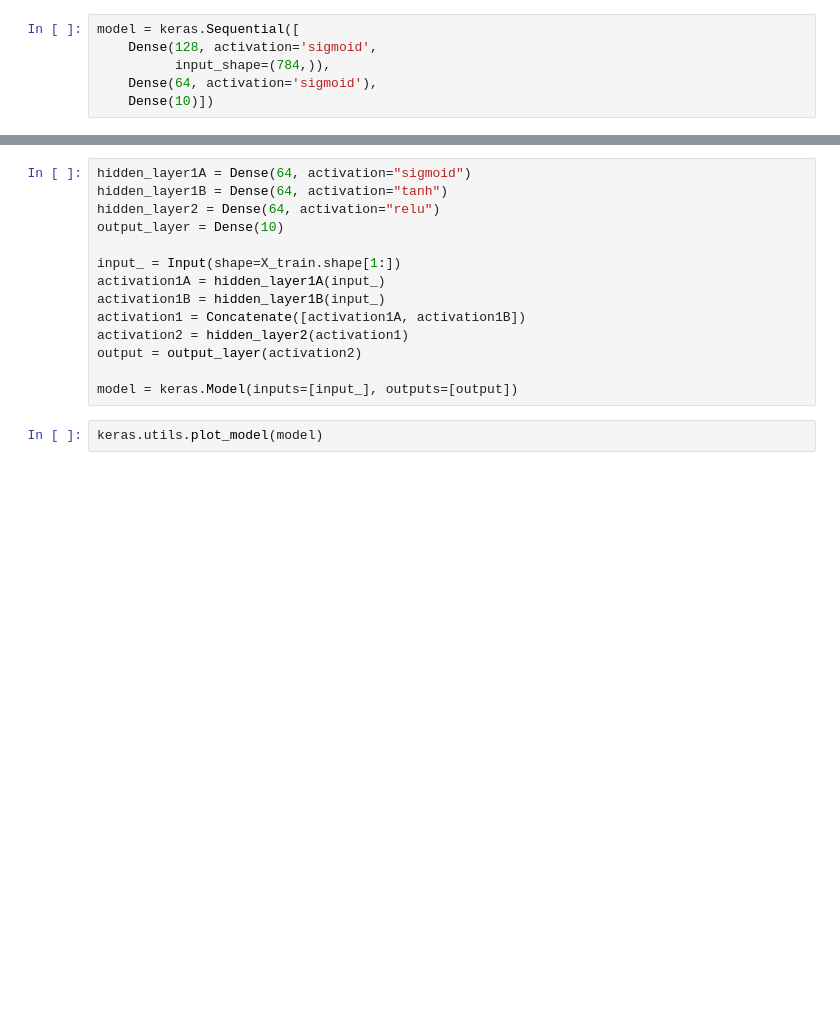
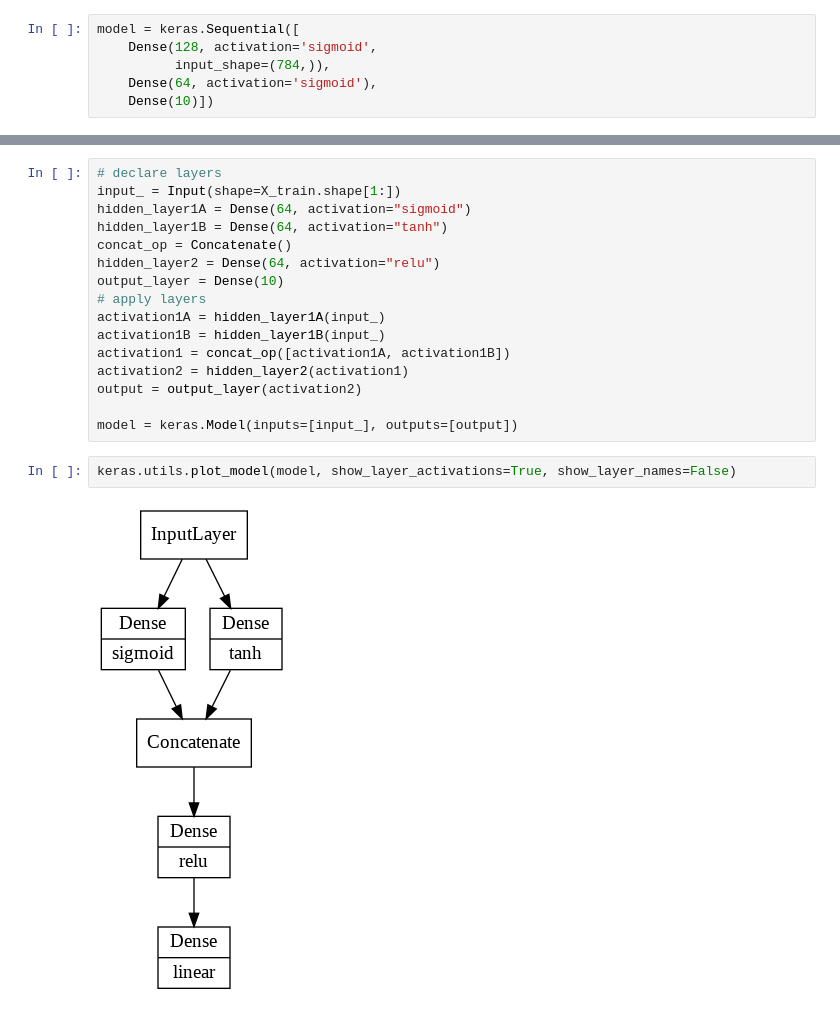
Before and after one commit to thalitadru/ml-class-epf, a Jupyter notebook: ExampleSequentialFunctionalAPIsKeras.ipynb, the cells around one changed output, grey strips where cells are left out. Cells and saved outputs as stored; diff of their text form; blank space fills up the shorter version.

```diff
--- a/ExampleSequentialFunctionalAPIsKeras.ipynb
+++ b/ExampleSequentialFunctionalAPIsKeras.ipynb
@@ -27,19 +48,23 @@ model.predict(X_val)
 # %%
+# declare layers
+input_ = Input(shape=X_train.shape[1:])
 hidden_layer1A = Dense(64, activation="sigmoid")
 hidden_layer1B = Dense(64, activation="tanh")
+concat_op = Concatenate()
 hidden_layer2 = Dense(64, activation="relu")
 output_layer = Dense(10)
-
-input_ = Input(shape=X_train.shape[1:])
+# apply layers
 activation1A = hidden_layer1A(input_)
 activation1B = hidden_layer1B(input_)
-activation1 = Concatenate([activation1A, activation1B])
+activation1 = concat_op([activation1A, activation1B])
 activation2 = hidden_layer2(activation1)
 output = output_layer(activation2)
 
 model = keras.Model(inputs=[input_], outputs=[output])
 # %%
-keras.utils.plot_model(model)
+keras.utils.plot_model(model, show_layer_activations=True, show_layer_names=False)
+# %% [output]
+[figure, added]
 # %%
 model.compile(optimizer='SGD',
     loss="sparse_categorical_crossentropy",
```
Also changed, not shown: parts of 5 cells of this notebook.
